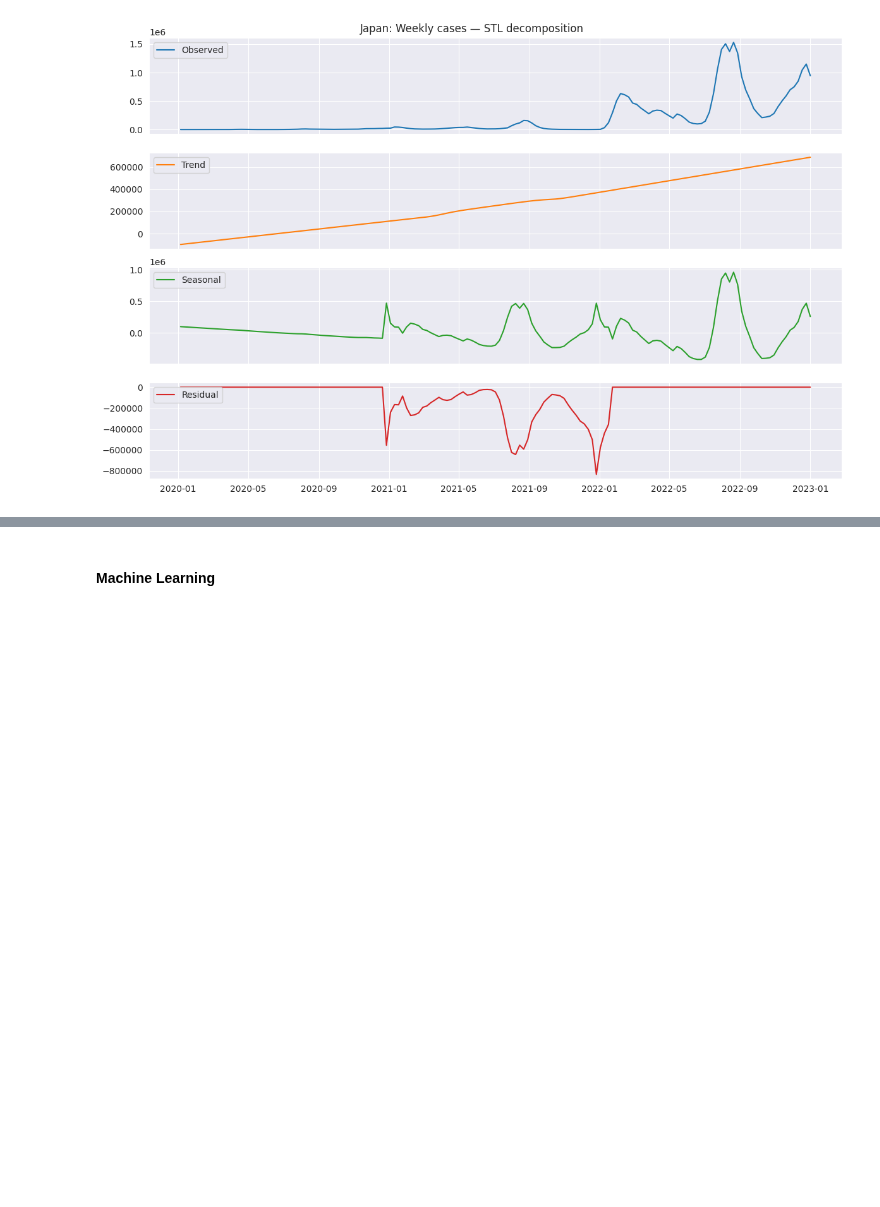
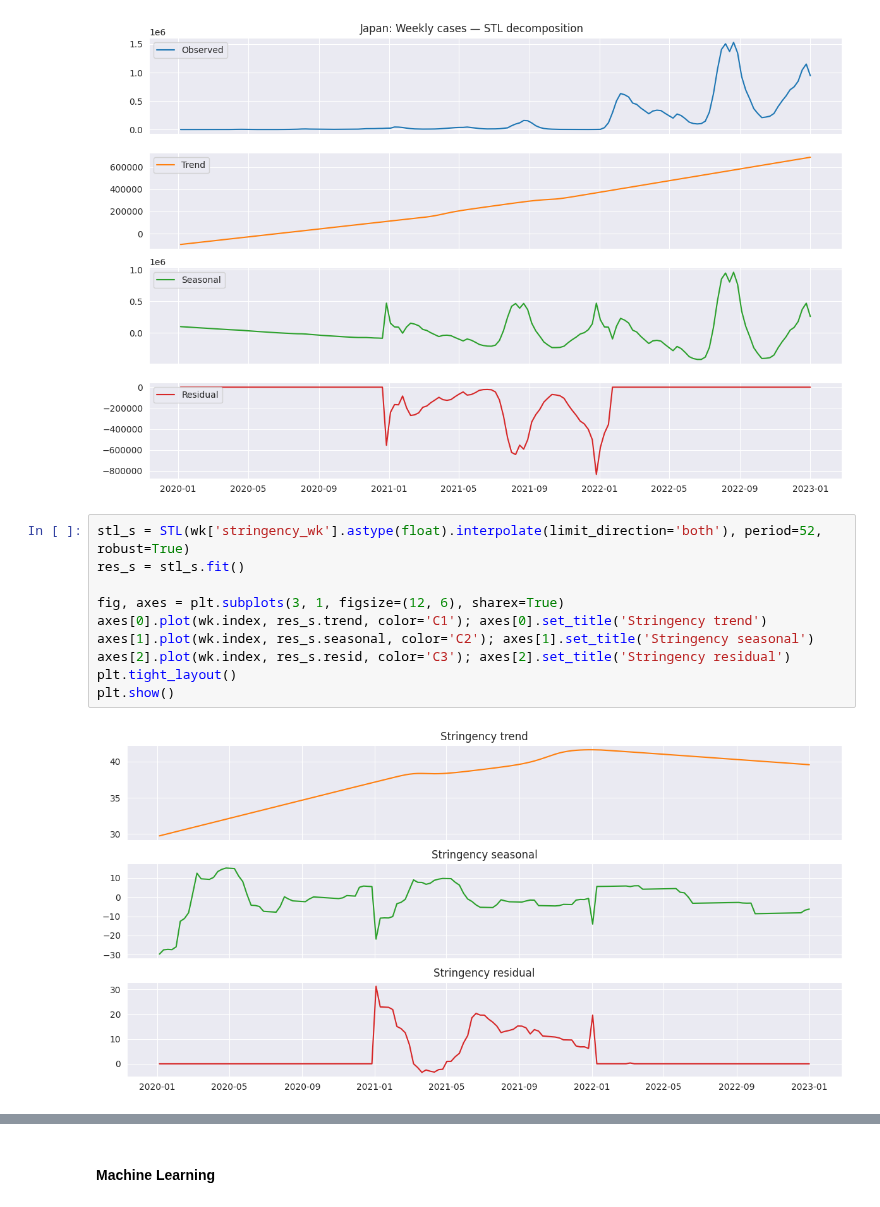
Before and after one commit to chipojaya1/myNEBDHub, a Jupyter notebook: Japan_case_study_Milestone_#2.ipynb, the cells around one changed output, grey strips where cells are left out. Cells and saved outputs as stored; diff of their text form; blank space fills up the shorter version.

```diff
--- a/Japan_case_study_Milestone_#2.ipynb
+++ b/Japan_case_study_Milestone_#2.ipynb
@@ -72,3 +70,15 @@ plt.tight_layout()
 plt.show()
 # %% [output]
 [figure]
+# %%
+stl_s = STL(wk['stringency_wk'].astype(float).interpolate(limit_direction='both'), period=52, robust=True)
+res_s = stl_s.fit()
+
+fig, axes = plt.subplots(3, 1, figsize=(12, 6), sharex=True)
+axes[0].plot(wk.index, res_s.trend, color='C1'); axes[0].set_title('Stringency trend')
+axes[1].plot(wk.index, res_s.seasonal, color='C2'); axes[1].set_title('Stringency seasonal')
+axes[2].plot(wk.index, res_s.resid, color='C3'); axes[2].set_title('Stringency residual')
+plt.tight_layout()
+plt.show()
+# %% [output]
+[figure, added]
```
Also changed, not shown: parts of 5 cells of this notebook, 1 other file.
